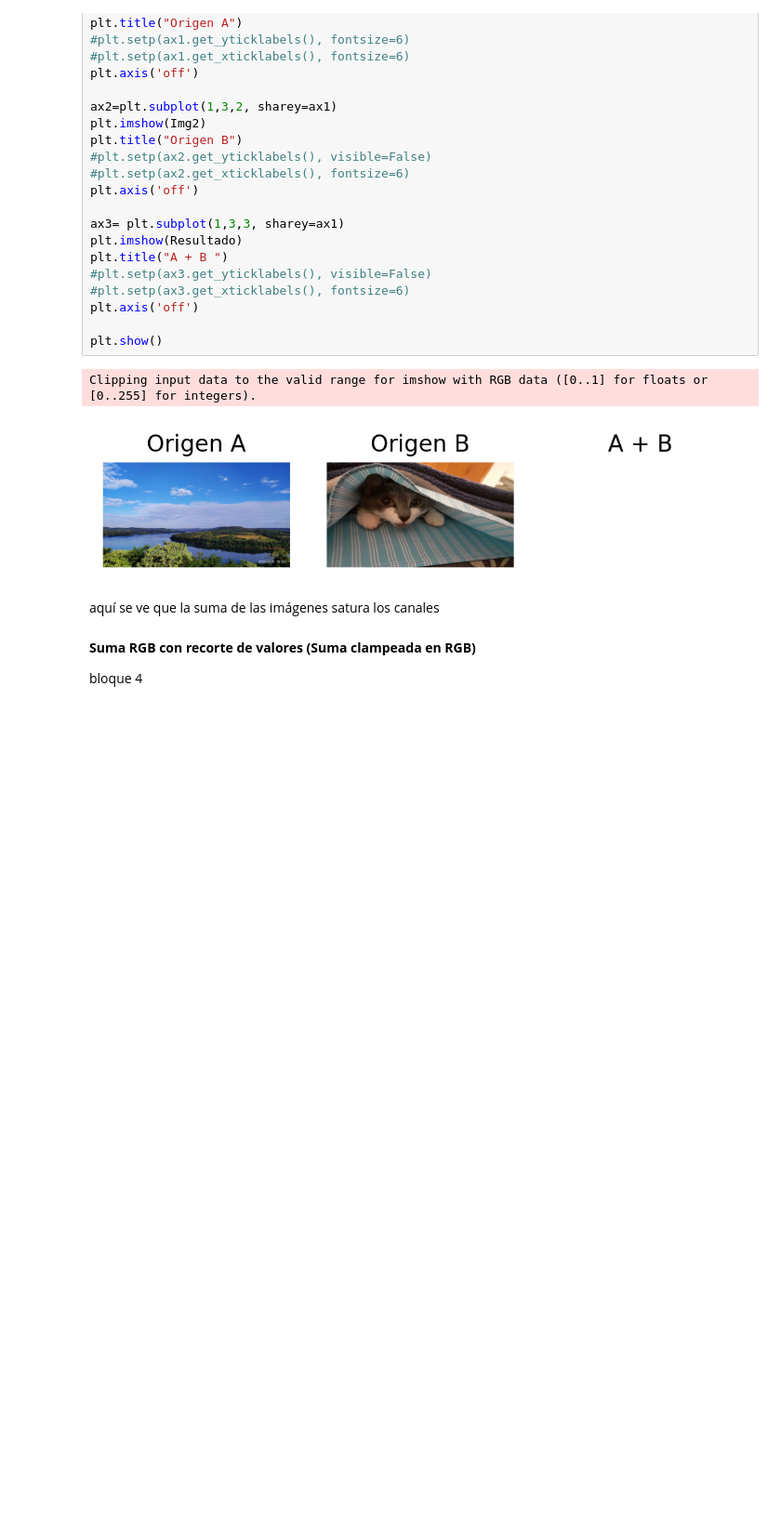
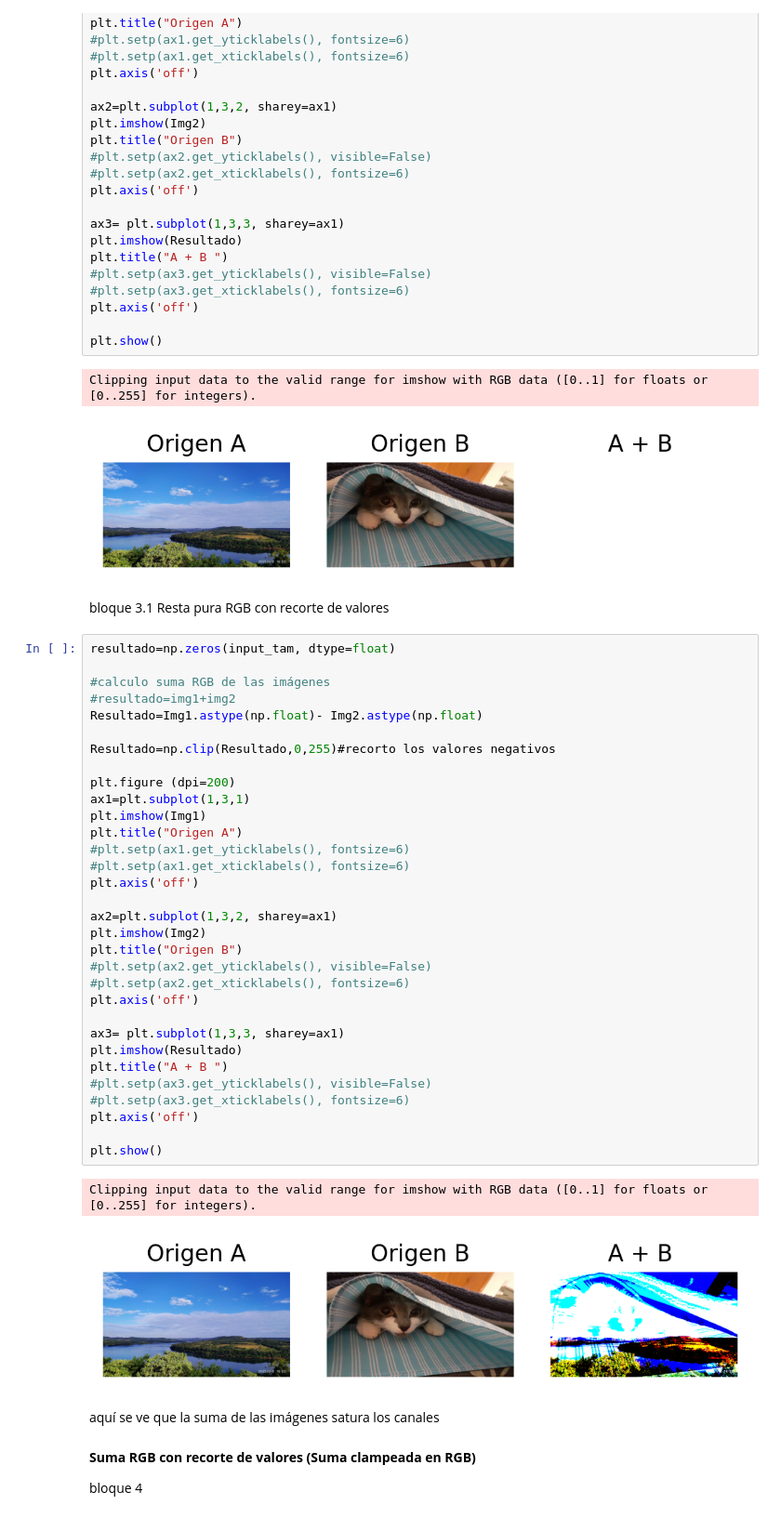
Before and after one commit to juangross/cAM, a Jupyter notebook: PDI_TP3_v1.ipynb, the cells around one changed output. Shown at 93% size. Drawn from its saved outputs; the diff is of its cells as text; blank space fills up the shorter version.

```diff
--- a/PDI_TP3_v1.ipynb
+++ b/PDI_TP3_v1.ipynb
@@ -85,6 +79,44 @@ plt.show()
 # %% [output]
 Clipping input data to the valid range for imshow with RGB data ([0..1] for floats or [0..255] for integers).
 [figure]
+# %% [markdown]
+bloque 3.1
+Resta pura RGB con recorte de valores
+# %%
+resultado=np.zeros(input_tam, dtype=float)
+
+#calculo suma RGB de las imágenes
+#resultado=img1+img2
+Resultado=Img1.astype(np.float)- Img2.astype(np.float)
+
+Resultado=np.clip(Resultado,0,255)#recorto los valores negativos
+
+plt.figure (dpi=200)
+ax1=plt.subplot(1,3,1)
+plt.imshow(Img1)
+plt.title("Origen A")
+#plt.setp(ax1.get_yticklabels(), fontsize=6)
+#plt.setp(ax1.get_xticklabels(), fontsize=6)
+plt.axis('off')
+
+ax2=plt.subplot(1,3,2, sharey=ax1)
+plt.imshow(Img2)
+plt.title("Origen B")
+#plt.setp(ax2.get_yticklabels(), visible=False)
+#plt.setp(ax2.get_xticklabels(), fontsize=6)
+plt.axis('off')
+
+ax3= plt.subplot(1,3,3, sharey=ax1)
+plt.imshow(Resultado)
+plt.title("A + B ")
+#plt.setp(ax3.get_yticklabels(), visible=False)
+#plt.setp(ax3.get_xticklabels(), fontsize=6)
+plt.axis('off')
+
+plt.show()
+# %% [output]
+Clipping input data to the valid range for imshow with RGB data ([0..1] for floats or [0..255] for integers).
+[figure, added]
 # %% [markdown]
 aquí se ve que la suma de las imágenes satura los canales
 # %% [markdown]
```
Also changed, not shown: parts of 10 cells of this notebook.
